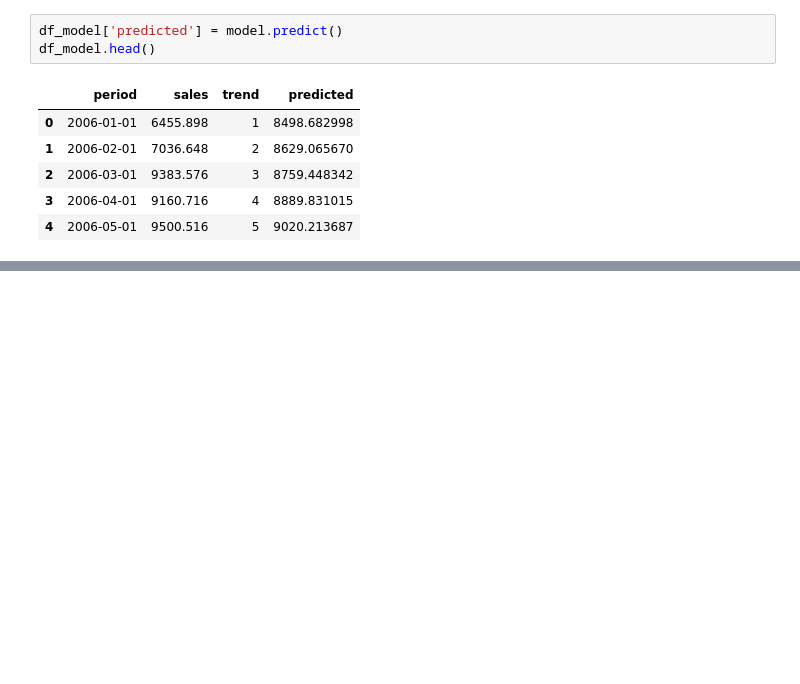
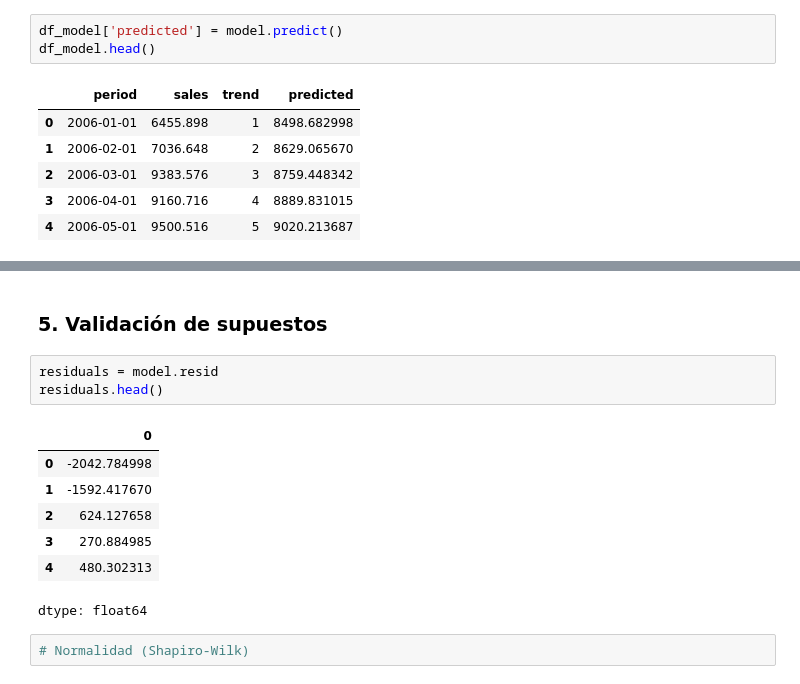
Before and after one commit to auzaluis/upsa_mod_202501, a Jupyter notebook: forecasting/script_forecasting.ipynb, the cells around one changed output, grey strips where cells are left out. Saved outputs shown, nothing was run; the diff lists cells and outputs as text; blank space fills up the shorter version.

```diff
--- a/forecasting/script_forecasting.ipynb
+++ b/forecasting/script_forecasting.ipynb
@@ -95,0 +121,15 @@ df_model.head()
+# %% [markdown]
+### 5. Validación de supuestos
+# %%
+residuals = model.resid
+residuals.head()
+# %% [output]
+|  | 0 |
+| 0 | -2042.784998 |
+| 1 | -1592.417670 |
+| 2 | 624.127658 |
+| 3 | 270.884985 |
+| 4 | 480.302313 |
+dtype: float64
+# %%
+# Normalidad (Shapiro-Wilk)
```
Also changed, not shown: parts of 2 cells of this notebook.
